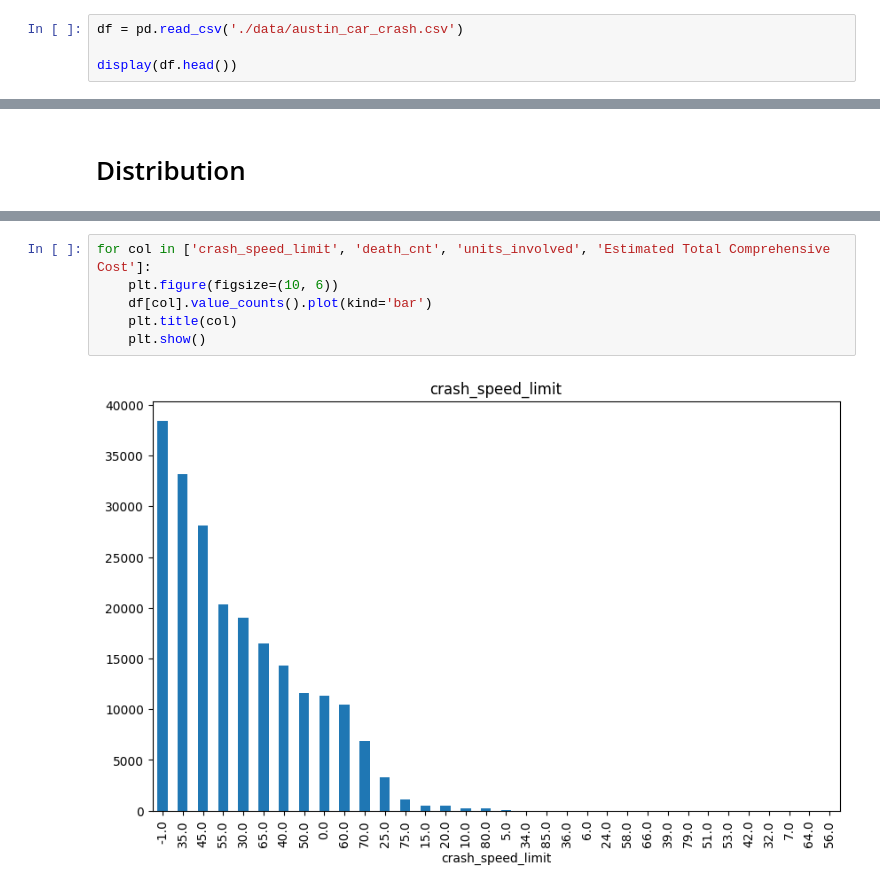
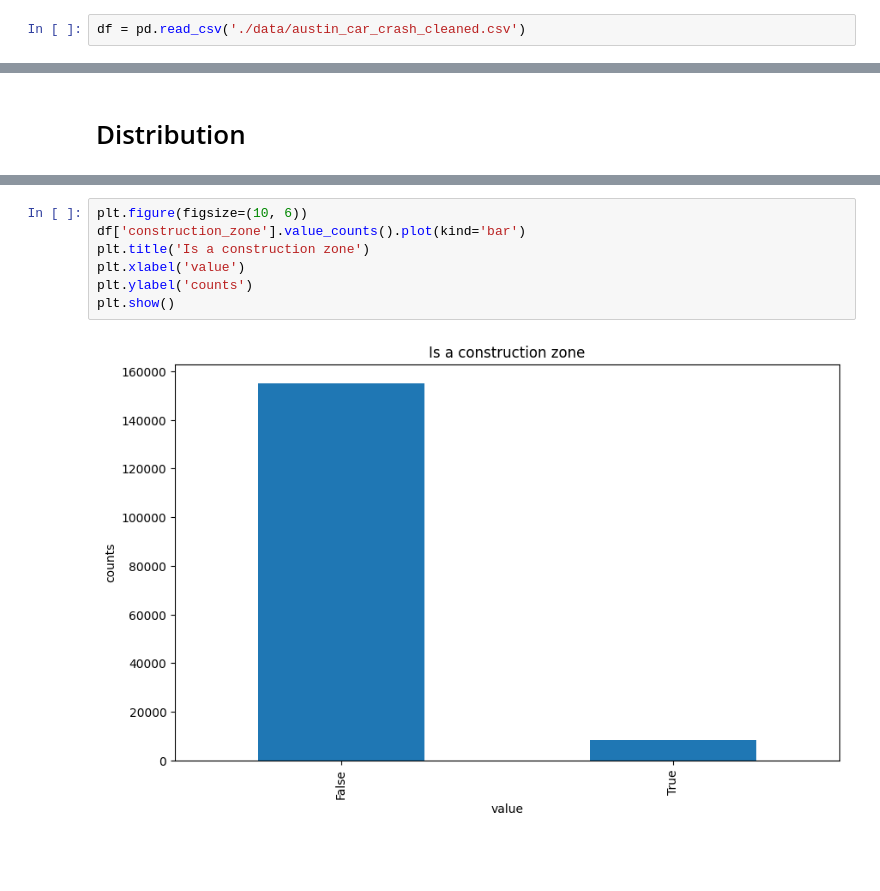
Before and after one commit to lukfd/city-of-austin-car-crash-ml-study, a Jupyter notebook: src/exploratory.ipynb, the cells around one changed output, grey strips where cells are left out. Saved outputs shown, nothing was run; the diff lists cells and outputs as text; blank space fills up the shorter version.

Commit message:
I kind of give up

```diff
--- a/src/exploratory.ipynb
+++ b/src/exploratory.ipynb
@@ -11,6 +9,4 @@ RANDOM_SEED=42
 # %% [markdown]
 # Dataset
 # %%
-df = pd.read_csv('./data/austin_car_crash.csv')
-
-display(df.head())
+df = pd.read_csv('./data/austin_car_crash_cleaned.csv')
@@ -74,8 +88,9 @@ dtype: int64
 # %%
-for col in ['crash_speed_limit', 'death_cnt', 'units_involved', 'Estimated Total Comprehensive Cost']:
-    plt.figure(figsize=(10, 6))
-    df[col].value_counts().plot(kind='bar')
-    plt.title(col)
-    plt.show()
+plt.figure(figsize=(10, 6))
+df['construction_zone'].value_counts().plot(kind='bar')
+plt.title('Is a construction zone')
+plt.xlabel('value')
+plt.ylabel('counts')
+plt.show()
 # %% [output]
-[figure, old version]
+[figure, new version]
```
Also changed, not shown: parts of 11 cells of this notebook, 3 other files.
